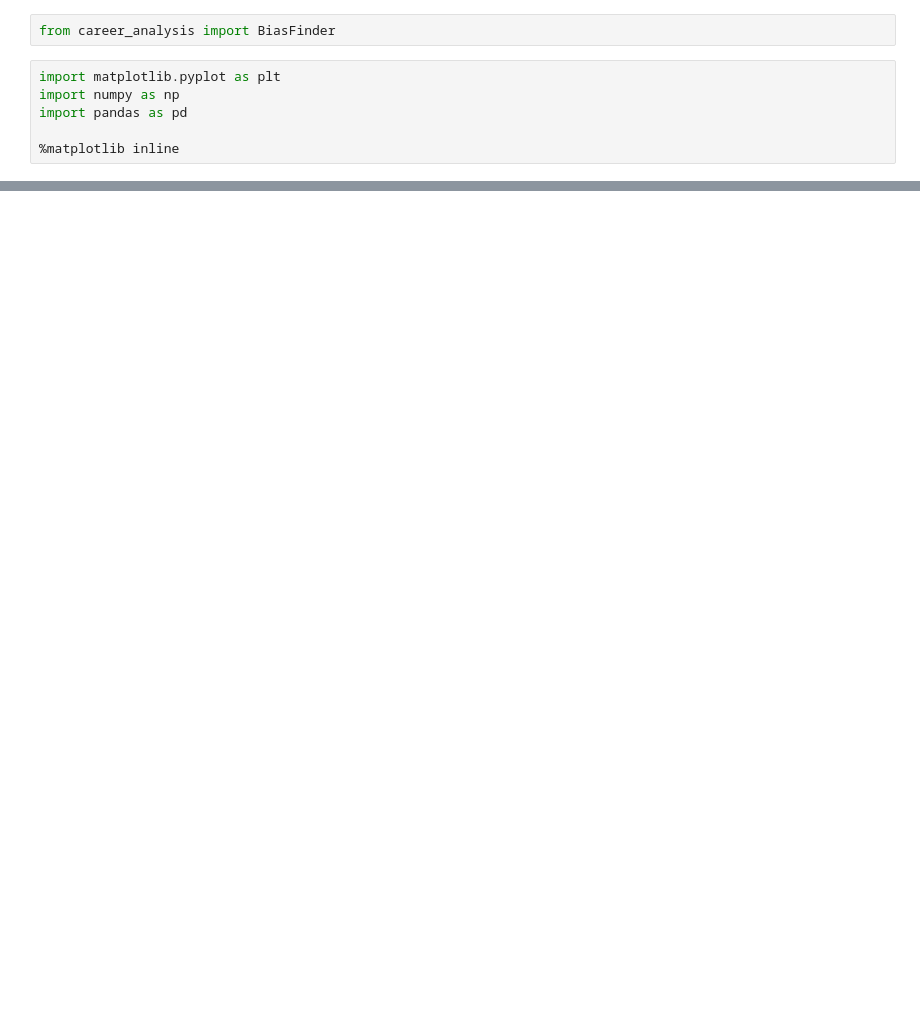
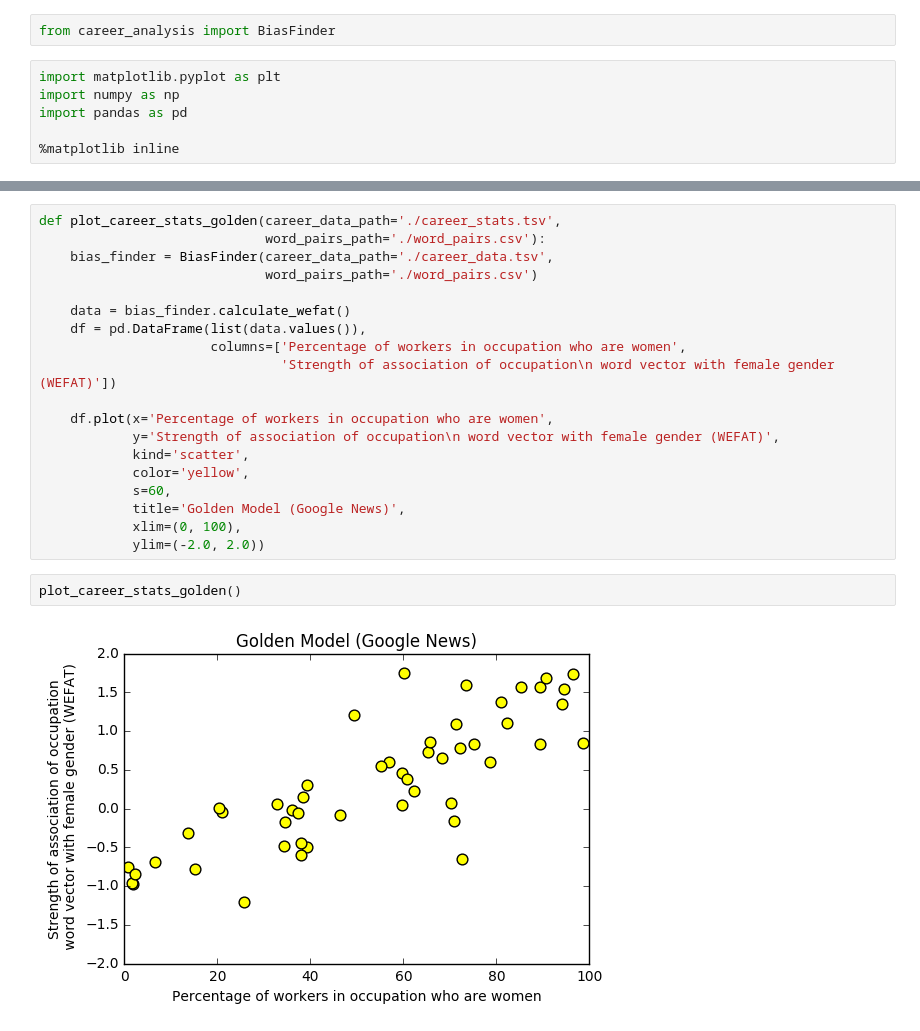
Before and after one commit to CuriousG102/ir-bias, a Jupyter notebook: career_plot.ipynb, the cells around one changed output, grey strips where cells are left out. Cells and saved outputs as stored; diff of their text form; blank space fills up the shorter version.

```diff
--- a/career_plot.ipynb
+++ b/career_plot.ipynb
@@ -60,0 +65,23 @@ pathologist (98.6, 0.43563064129238854)
+# %%
+def plot_career_stats_golden(career_data_path='./career_stats.tsv',
+                             word_pairs_path='./word_pairs.csv'):
+    bias_finder = BiasFinder(career_data_path='./career_data.tsv',
+                             word_pairs_path='./word_pairs.csv')
+
+    data = bias_finder.calculate_wefat()
+    df = pd.DataFrame(list(data.values()),
+                      columns=['Percentage of workers in occupation who are women',
+                               'Strength of association of occupation\n word vector with female gender (WEFAT)'])
+
+    df.plot(x='Percentage of workers in occupation who are women',
+            y='Strength of association of occupation\n word vector with female gender (WEFAT)',
+            kind='scatter',
+            color='yellow',
+            s=60,
+            title='Golden Model (Google News)',
+            xlim=(0, 100),
+            ylim=(-2.0, 2.0))
+# %%
+plot_career_stats_golden()
+# %% [output]
+[figure, added]
```
Also changed, not shown: parts of 3 cells of this notebook, 1 other file.
